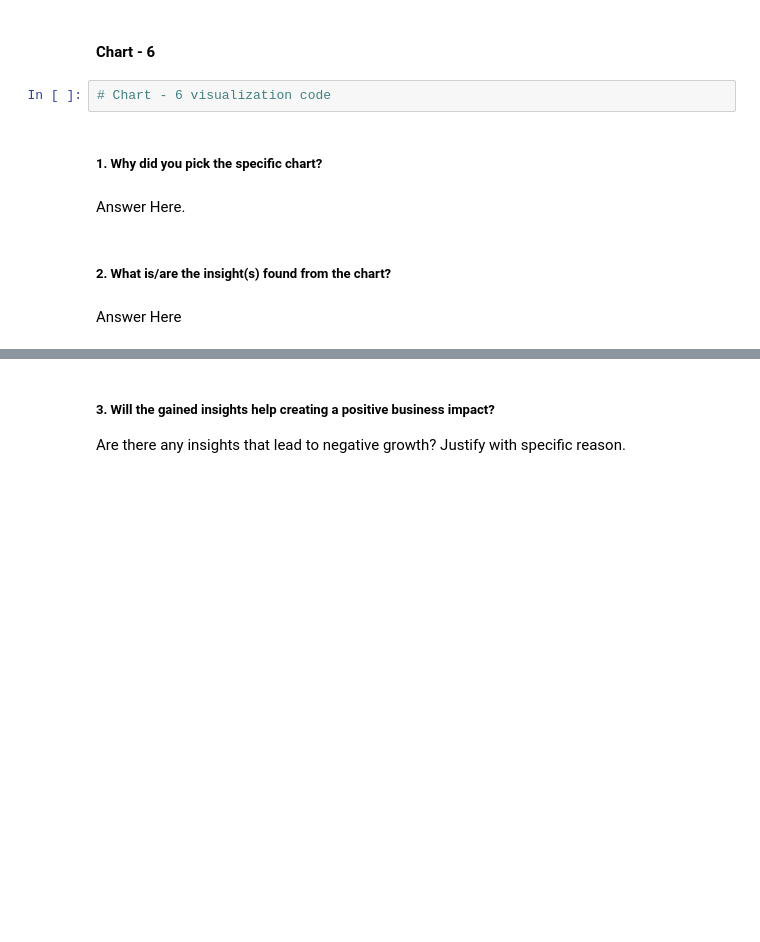
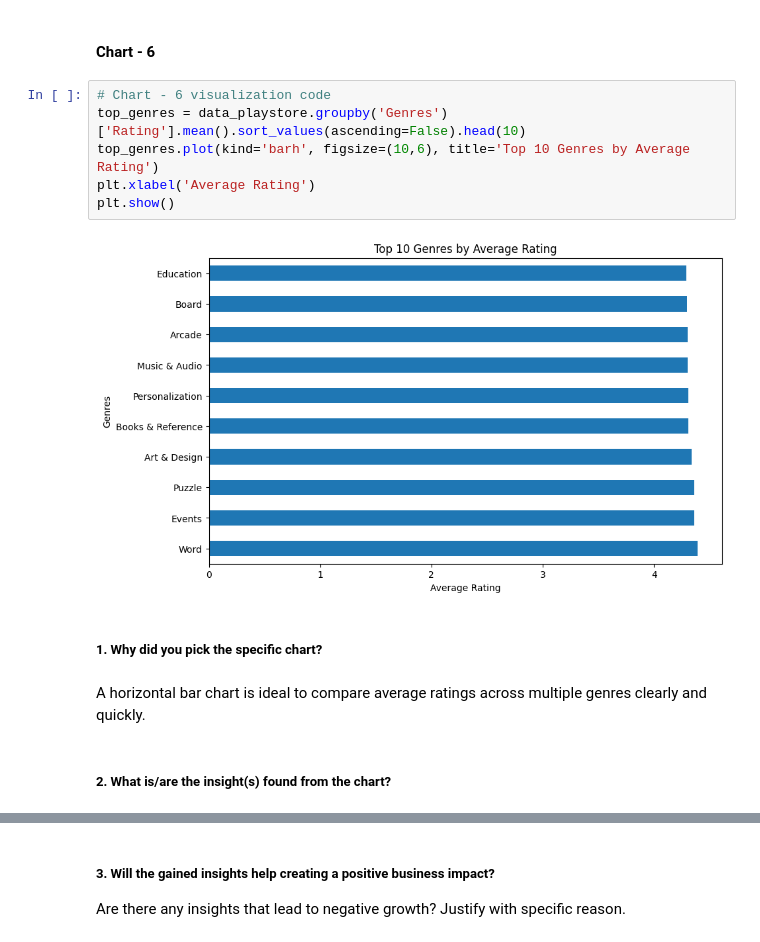
Before and after one commit to manojDOX/Play-Store-App-Review-Analysis-EDA, a Jupyter notebook: Play_Store_App_Review_Analysis_EDA.ipynb, the cells around one changed output, grey strips where cells are left out. Saved outputs shown, nothing was run; the diff lists cells and outputs as text; blank space fills up the shorter version.

```diff
--- a/Play_Store_App_Review_Analysis_EDA.ipynb
+++ b/Play_Store_App_Review_Analysis_EDA.ipynb
@@ -926,13 +1027,17 @@ Are there any insights that lead to negative growth? Justify with specific reaso
 Answer Here
 # %% [markdown]
 #### Chart - 6
-# %%
-# Chart - 6 visualization code
+# %%
+# Chart - 6 visualization code
+top_genres = data_playstore.groupby('Genres')['Rating'].mean().sort_values(ascending=False).head(10)
+top_genres.plot(kind='barh', figsize=(10,6), title='Top 10 Genres by Average Rating')
+plt.xlabel('Average Rating')
+plt.show()
+# %% [output]
+[figure, added]
 # %% [markdown]
 ##### 1. Why did you pick the specific chart?
-# %% [markdown]
-Answer Here.
+# %% [markdown]
+A horizontal bar chart is ideal to compare average ratings across multiple genres clearly and quickly.
 # %% [markdown]
 ##### 2. What is/are the insight(s) found from the chart?
-# %% [markdown]
-Answer Here
```
Also changed, not shown: parts of 76 cells of this notebook.
